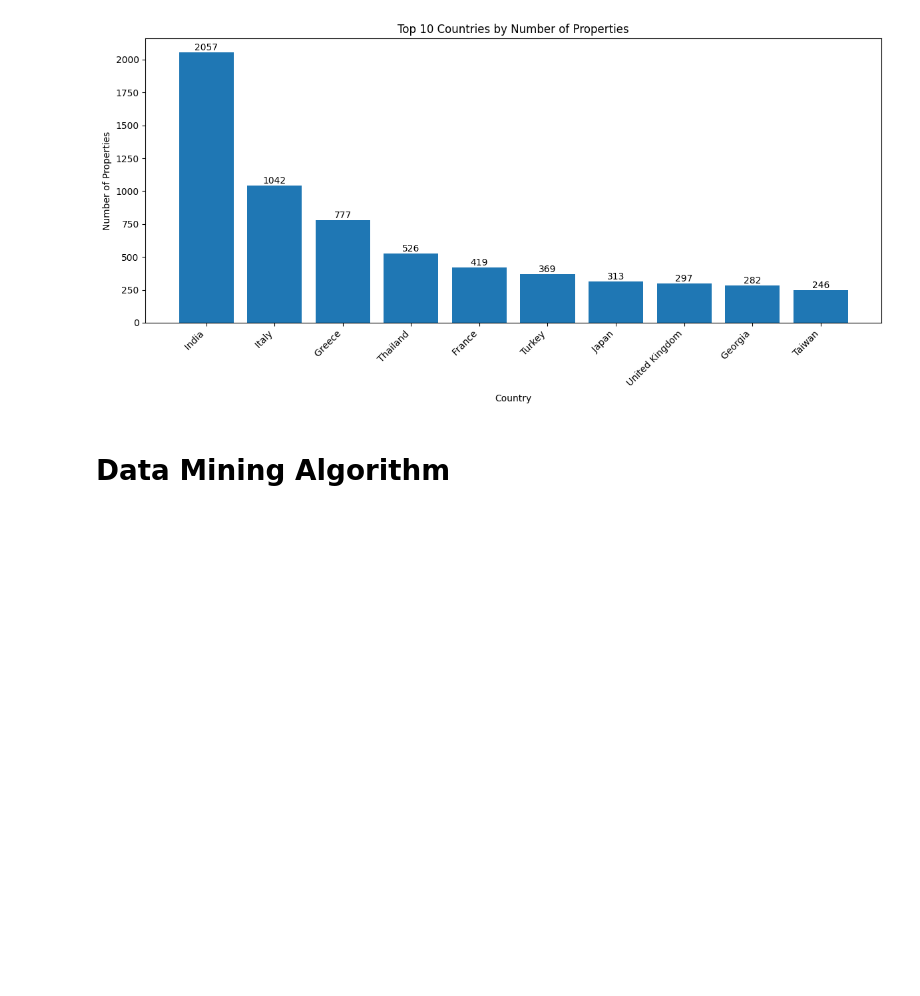
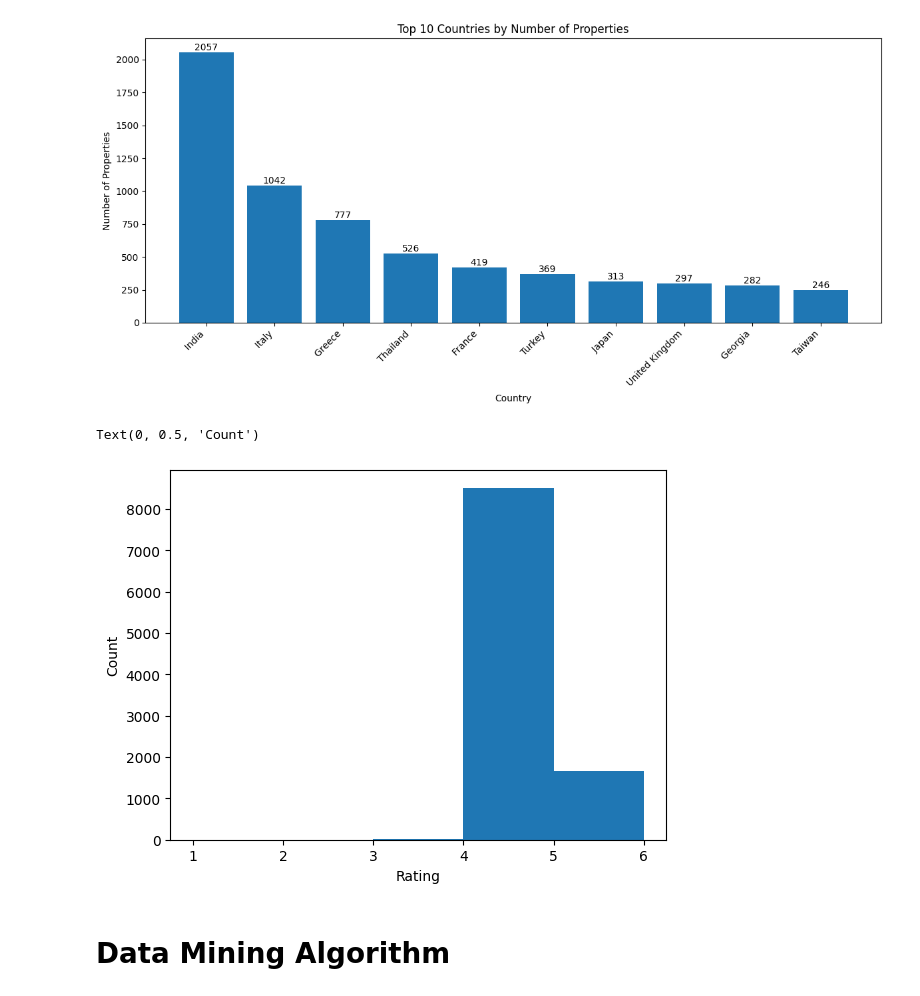
Before and after one commit to rimvelvet31/airbnb_data_mining_final_project, a Jupyter notebook: notebook.ipynb, the cells around one changed output. Cells and saved outputs as stored; diff of their text form; code cells hidden in the pictures; blank space fills up the shorter version.

Commit message:
added hist

```diff
--- a/notebook.ipynb
+++ b/notebook.ipynb
@@ -96,5 +96,12 @@ for i, v in enumerate(countries_with_most_properties['property_count']):
 plt.show()
 # %% [output]
 [figure]
+# %%
+plt.hist(properties['rating'], bins=5, range=(1, 6))
+plt.xlabel('Rating')
+plt.ylabel('Count')
+# %% [output]
+Text(0, 0.5, 'Count')
+[figure, added]
 # %% [markdown]
 # Data Mining Algorithm
```
